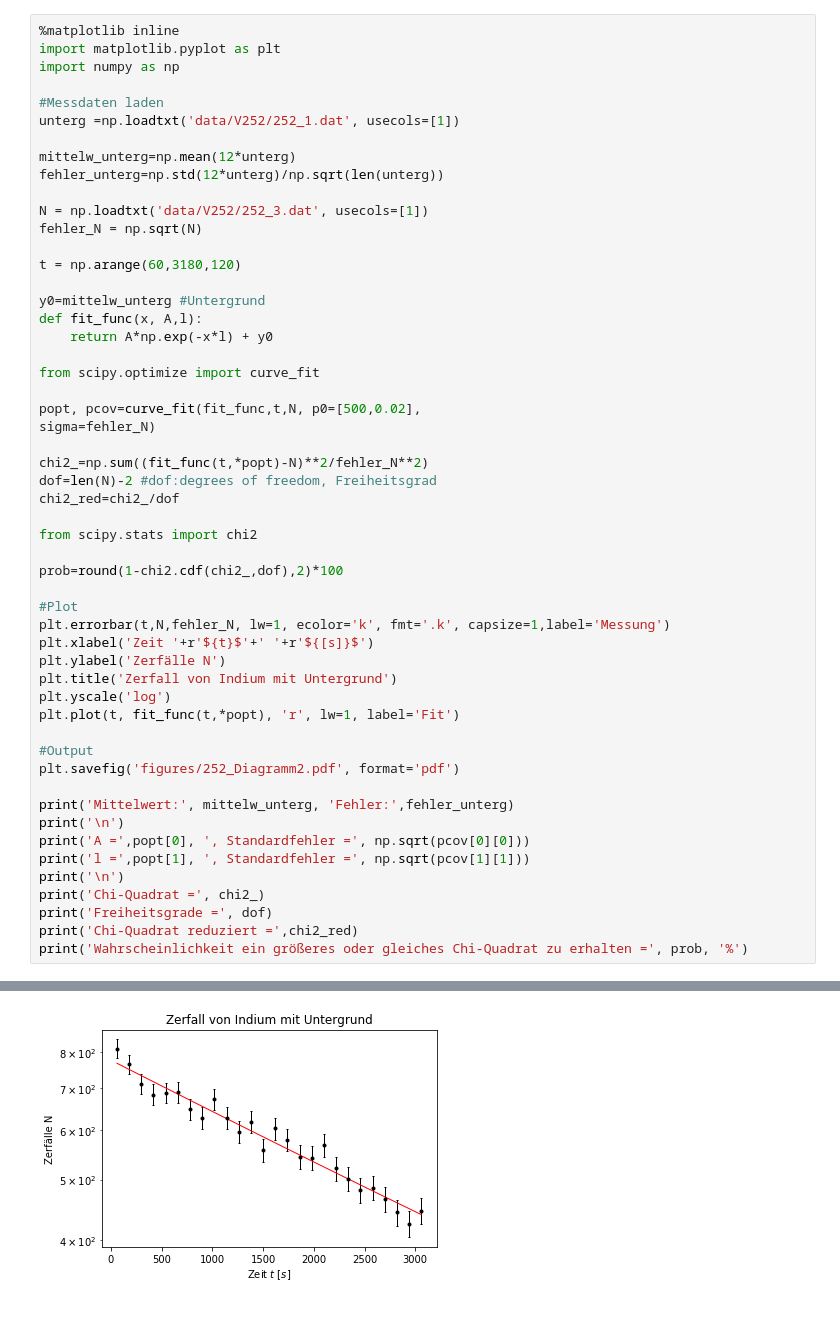
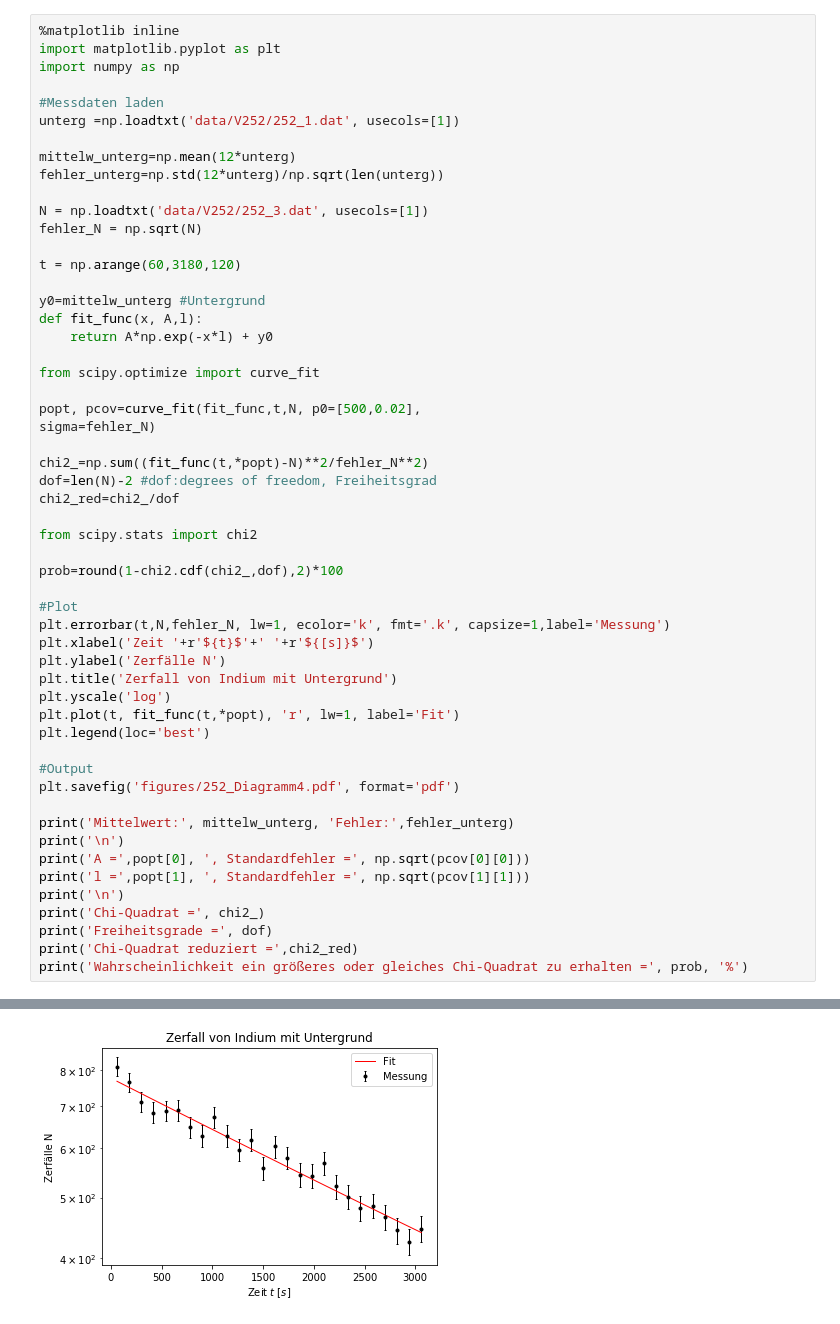
Before and after one commit to Sjevka/PAP2.2, a Jupyter notebook: 252.ipynb, the cells around one changed output, grey strips where cells are left out. Drawn from its saved outputs; the diff is of its cells as text.

```diff
--- a/252.ipynb
+++ b/252.ipynb
@@ -110,32 +263,33 @@ prob=round(1-chi2.cdf(chi2_,dof),2)*100
 plt.errorbar(t,N,fehler_N, lw=1, ecolor='k', fmt='.k', capsize=1,label='Messung')
 plt.xlabel('Zeit '+r'${t}$'+' '+r'${[s]}$')
 plt.ylabel('Zerfälle N')
 plt.title('Zerfall von Indium mit Untergrund')
 plt.yscale('log')
 plt.plot(t, fit_func(t,*popt), 'r', lw=1, label='Fit')
+plt.legend(loc='best')
 
 #Output
-plt.savefig('figures/252_Diagramm2.pdf', format='pdf')
+plt.savefig('figures/252_Diagramm4.pdf', format='pdf')
 
 print('Mittelwert:', mittelw_unterg, 'Fehler:',fehler_unterg)
 print('\n')
 print('A =',popt[0], ', Standardfehler =', np.sqrt(pcov[0][0]))
 print('l =',popt[1], ', Standardfehler =', np.sqrt(pcov[1][1]))
 print('\n')
 print('Chi-Quadrat =', chi2_)
 print('Freiheitsgrade =', dof)
 print('Chi-Quadrat reduziert =',chi2_red)
 print('Wahrscheinlichkeit ein größeres oder gleiches Chi-Quadrat zu erhalten =', prob, '%')
 # %% [output]
 Mittelwert: 45.46153846153846 Fehler: 2.9433082183306687
 
 
 A = 731.2548789636279 , Standardfehler = 10.542398662327537
 l = 0.0002021452539000327 , Standardfehler = 8.75623691627335e-06
 
 
 Chi-Quadrat = 18.99523288419279
 Freiheitsgrade = 24
 Chi-Quadrat reduziert = 0.7914680368413664
 Wahrscheinlichkeit ein größeres oder gleiches Chi-Quadrat zu erhalten = 75.0 %
-[figure, old version]
+[figure, new version]
```
Also changed, not shown: parts of 3 cells of this notebook, 1 other file.
